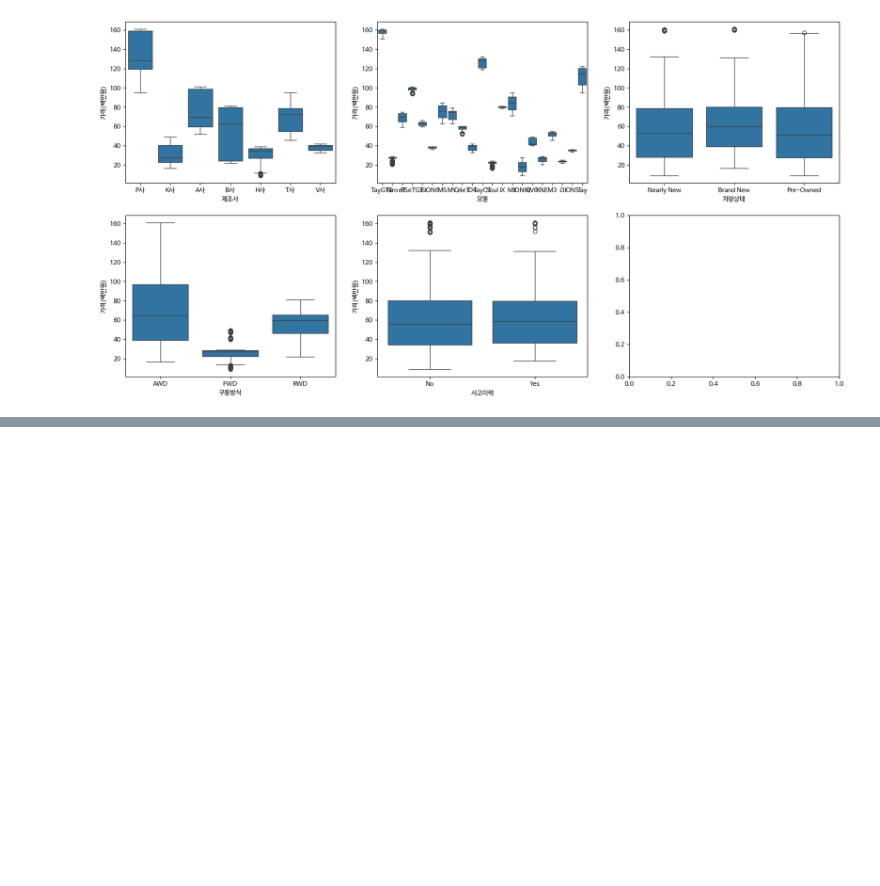
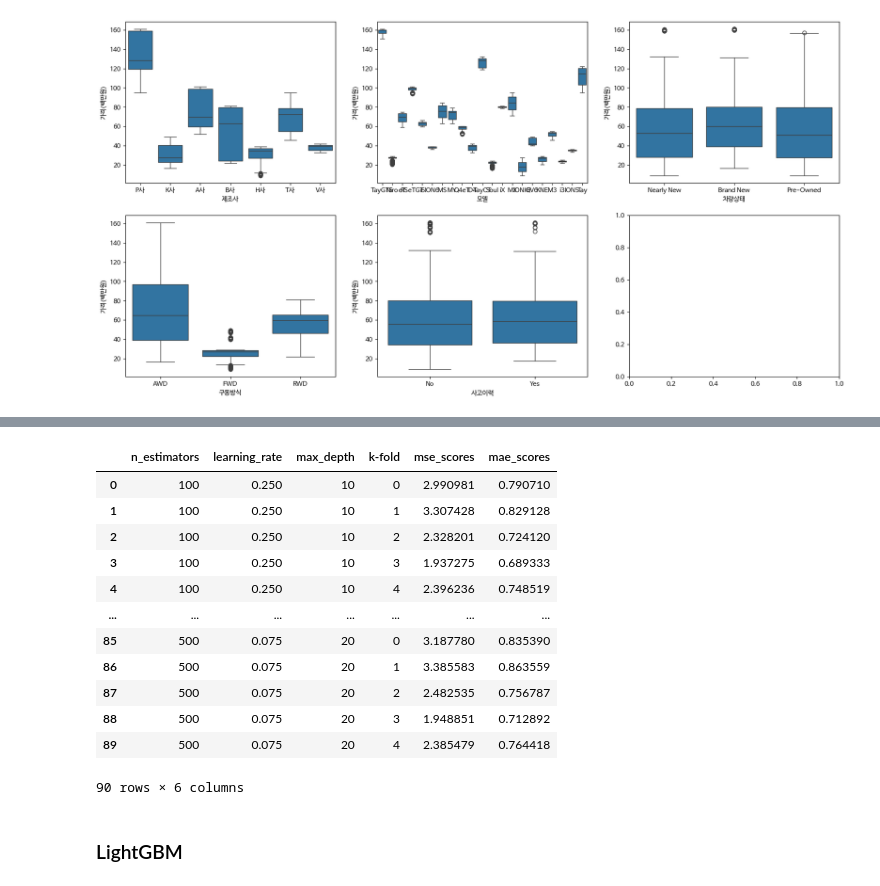
Before and after one commit to taeuk0210/Data-Analysis, a Jupyter notebook: [DACON] 전기차 가격 예측 해커톤/Predict_Car_Price.ipynb, the cells around one changed output, grey strips where cells are left out. Drawn from its saved outputs; the diff is of its cells as text; code cells hidden in the pictures; blank space fills up the shorter version.

```diff
--- a/[DACON] 전기차 가격 예측 해커톤/Predict_Car_Price.ipynb
+++ b/[DACON] 전기차 가격 예측 해커톤/Predict_Car_Price.ipynb
@@ -101,0 +248,48 @@ for i in range(len(columns)):
+# %%
+# convert to categorical variable
+
+X = train.iloc[:,1:-1]
+for col in ["제조사","모델","차량상태","구동방식","사고이력"]:
+    X[col] = X[col].astype('category')
+y = train.iloc[:, -1]
+k = 5
+params = {
+    "n_estimators":[100,300,500],
+    "learning_rate":[0.25, 0.1, 0.075],
+    "max_depth":[10,20]}
+random_state = 42
+
+# 5-Fold CV
+result = []
+for p in tqdm(product_params(params)):
+    model = XGBRegressor(n_estimators=p["n_estimators"],
+                         learning_rate=p["learning_rate"],
+                         max_depth=p["max_depth"],
+                         enable_categorical=True,
+                         random_state=random_state)
+    scores = KfoldResult(model=model, X=X, y=y, k=k)
+    for i in range(k):
+        t = {k:v for k,v in p.items()}
+        t["k-fold"] = i
+        t["mse_scores"] = scores["mse_scores"][i]
+        t["mae_scores"] = scores["mae_scores"][i]
+        result.append(t)
+# %%
+result_XGB = pd.DataFrame(result)
+result_XGB
+# %% [output]
+|  | n_estimators | learning_rate | max_depth | k-fold | mse_scores | mae_scores |
+| 0 | 100 | 0.250 | 10 | 0 | 2.990981 | 0.790710 |
+| 1 | 100 | 0.250 | 10 | 1 | 3.307428 | 0.829128 |
+| 2 | 100 | 0.250 | 10 | 2 | 2.328201 | 0.724120 |
+| 3 | 100 | 0.250 | 10 | 3 | 1.937275 | 0.689333 |
+| 4 | 100 | 0.250 | 10 | 4 | 2.396236 | 0.748519 |
+| ... | ... | ... | ... | ... | ... | ... |
+| 85 | 500 | 0.075 | 20 | 0 | 3.187780 | 0.835390 |
+| 86 | 500 | 0.075 | 20 | 1 | 3.385583 | 0.863559 |
+| 87 | 500 | 0.075 | 20 | 2 | 2.482535 | 0.756787 |
+| 88 | 500 | 0.075 | 20 | 3 | 1.948851 | 0.712892 |
+| 89 | 500 | 0.075 | 20 | 4 | 2.385479 | 0.764418 |
+90 rows × 6 columns
+# %% [markdown]
+### LightGBM
```
Also changed, not shown: parts of 27 cells of this notebook, 27 other files.
